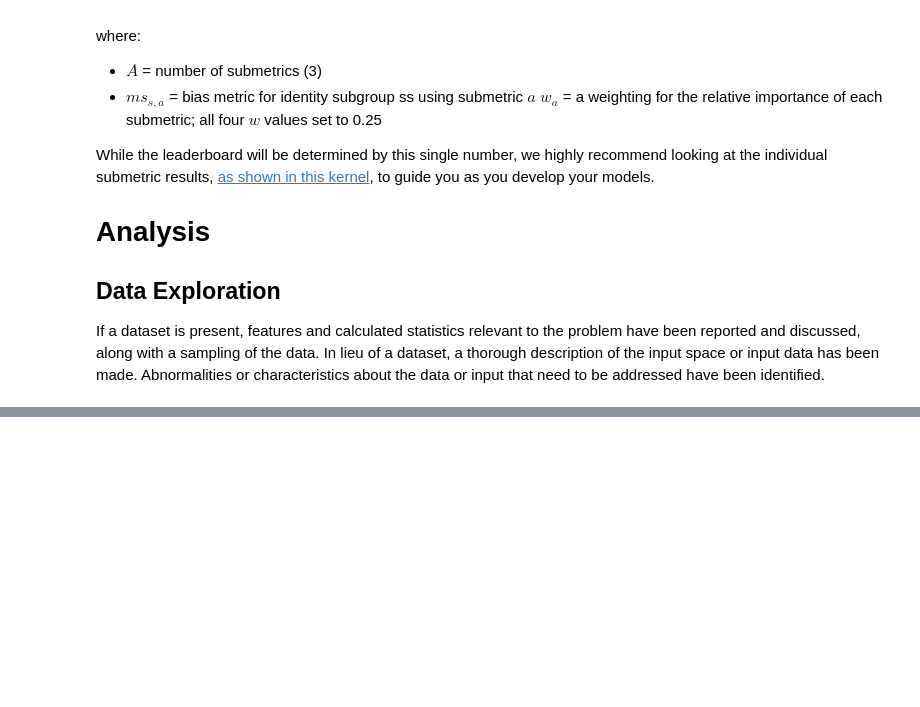
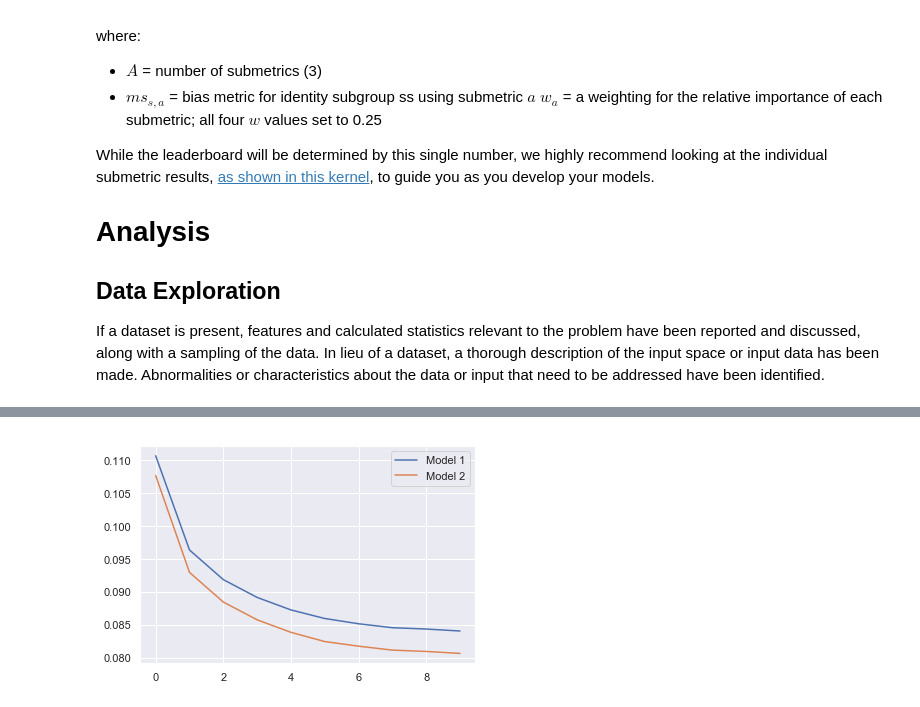
Before and after one commit to gromag/Machine-Learning-Engineer-Capstone-Project-Udacity, a Jupyter notebook: Captone Project.ipynb, the cells around one changed output, grey strips where cells are left out. Saved outputs shown, nothing was run; the diff lists cells and outputs as text; code cells hidden in the pictures; blank space fills up the shorter version.

```diff
--- a/Captone Project.ipynb
+++ b/Captone Project.ipynb
@@ -125 +308,14 @@ explore.describe_train()[["target"]]
+# %%
+
+
+model1_loss = [0.1107, 0.0964, 0.0919, 0.0892, 0.0873, 0.0860, 0.0852, 0.0846, 0.0844, 0.0841]
+model2_loss = [0.1077, 0.0930, 0.0885, 0.0858, 0.0839, 0.0825, 0.0818, 0.0812, 0.0810, 0.0807]
+
+
+plt.plot(model1_loss, label='Model 1')
+plt.plot(model2_loss, label='Model 2')
+plt.legend(loc='upper right')
+plt.show()
+# %% [output]
+[figure, added]
 # %% [markdown]
```
Also changed, not shown: parts of 29 cells of this notebook.
